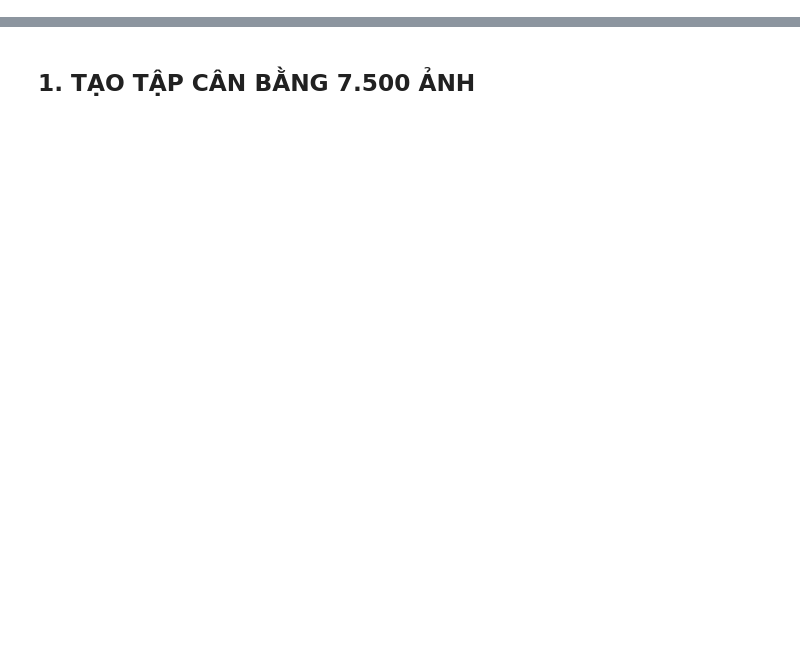
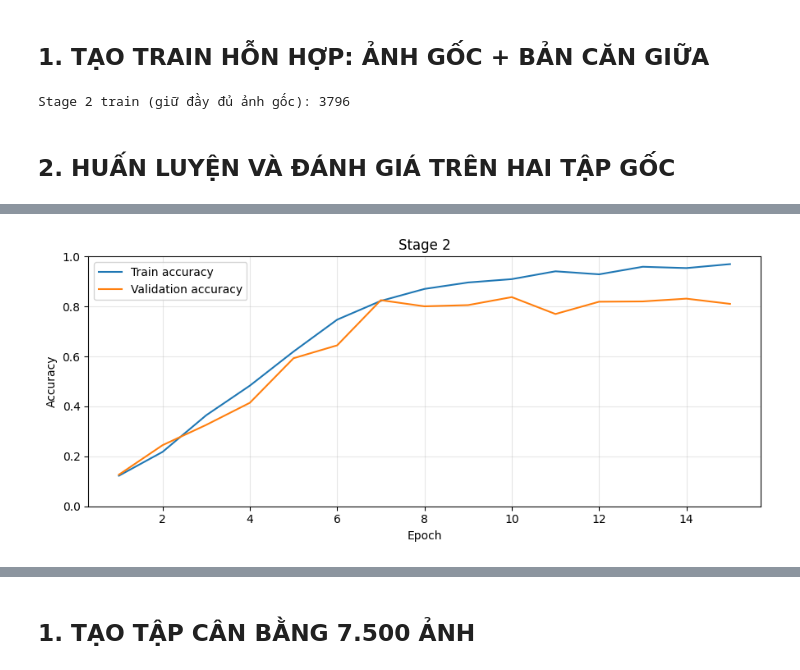
Before and after one commit to Thanhtra1702/DAT301m-Final, a Jupyter notebook: submission.ipynb, the cells around one changed output, grey strips where cells are left out. Saved outputs shown, nothing was run; the diff lists cells and outputs as text; code cells hidden in the pictures; blank space fills up the shorter version.

```diff
--- a/submission.ipynb
+++ b/submission.ipynb
@@ -506,0 +743,20 @@ Output nạp dữ liệu ghi nhận **6.000 train / 1.500 validation**. Việc c
+# %% [markdown]
+## 1. TẠO TRAIN HỖN HỢP: ẢNH GỐC + BẢN CĂN GIỮA
+# %%
+STAGE2_DIR = fresh_train_dir("stage2_mixed_train")
+for c in CLASS_NAMES:
+    for f in sorted((MANUAL_TRAIN_DIR / c).glob("*.png")):
+        shutil.copyfile(f, STAGE2_DIR / c / ("raw_" + f.name))
+        with Image.open(f) as im:
+            proc = preprocess_and_center_numeral(im, target_size=IMAGE_SIZE)
+        if proc is not None:
+            proc.save(STAGE2_DIR / c / ("center_" + f.name))
+print("Stage 2 train (giữ đầy đủ ảnh gốc):", len(list(STAGE2_DIR.glob("*/*.png"))))
+assert_eval_unchanged()
+# %% [output]
+Stage 2 train (giữ đầy đủ ảnh gốc): 3796
+# %% [markdown]
+## 2. HUẤN LUYỆN VÀ ĐÁNH GIÁ TRÊN HAI TẬP GỐC
+# %%
+model_s2, history_s2 = run_stage(2, STAGE2_DIR)
+# %% [output]
@@ -506,0 +780 @@ Output nạp dữ liệu ghi nhận **6.000 train / 1.500 validation**. Việc c
+[figure, added]
```
Also changed, not shown: parts of 83 cells of this notebook, 2 other files.
